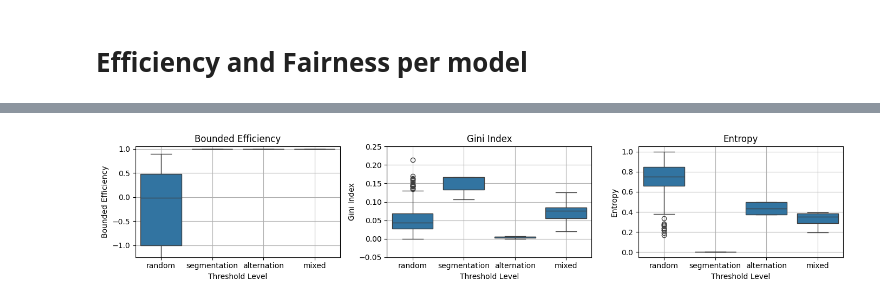
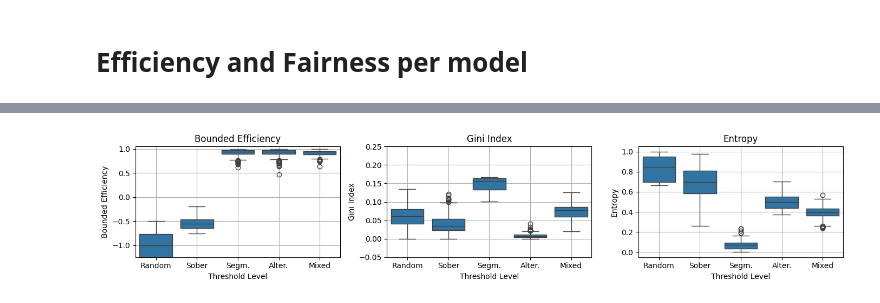
Before and after one commit to EAndrade-Lotero/Cognitive_Models_El_Farol_Bar_Problem, a Jupyter notebook: Notebooks/exp_fig1.ipynb, the cells around one changed output, grey strips where cells are left out. Drawn from its saved outputs; the diff is of its cells as text; code cells hidden in the pictures.

Commit message:
add sober simulation

```diff
--- a/Notebooks/exp_fig1.ipynb
+++ b/Notebooks/exp_fig1.ipynb
@@ -71,7 +58,7 @@ from Utils.cherrypick_simulations import CherryPickEquilibria
 
 list_num_agents = [2, 4, 6, 8]
 thresholds = [0.34, 0.5, 0.75]
-kinds = ['alternation', 'mixed', 'random', 'segmentation']
+kinds = ['alternation', 'segmentation', 'mixed', 'random', 'sober']
 df_list = []
 
 for num_agents in list_num_agents:
@@ -84,7 +71,7 @@ for num_agents in list_num_agents:
         equilibria = CherryPickEquilibria(
             num_agents=num_agents,
             threshold = threshold,
-            epsilon=0,
+            epsilon=0.01,
             num_rounds=50,
             num_episodes=30,
             allow_shuffle=True,
@@ -115,6 +102,15 @@ gm = GetMeasurements(
 )
 gm.columns.append('kind')
 df_measures = gm.get_measurements()
+# %%
+dict_kind = {
+    'random': 'Random',
+    'sober': 'Sober',
+    'segmentation': 'Segm.',
+    'alternation': 'Alter.',
+    'mixed': 'Mixed'
+}
+df_measures['kind'] = df_measures['kind'].map(dict_kind)
 # %%
 fig, ax = plt.subplots(1, 3, figsize=(14, 3), tight_layout=True)
 
@@ -123,7 +119,7 @@ sns.boxplot(
     x="kind",
     y="bounded_efficiency",
     ax=ax[0],
-    order=["random", "segmentation", "alternation", "mixed"],
+    order=["Random", "Sober", "Segm.", "Alter.", "Mixed"],
 )
 ax[0].set_ylim(-1.25, 1.05)
 ax[0].set_title(r"Bounded Efficiency")
@@ -131,36 +127,36 @@ ax[0].set_xlabel("Threshold Level")
 ax[0].set_ylabel("Bounded Efficiency")
 
 sns.boxplot(
     data=df_measures,
     x="kind",
     y="gini_index",
     ax=ax[1],
-    order=["random", "segmentation", "alternation", "mixed"],
+    order=["Random", "Sober", "Segm.", "Alter.", "Mixed"],
 )
 ax[1].set_ylim(-0.05, 0.25)
 ax[1].set_title(r"Gini Index")
 ax[1].set_xlabel("Threshold Level")
 ax[1].set_ylabel("Gini Index")
 
 sns.boxplot(
     data=df_measures,
     x="kind",
     y="entropy",
     ax=ax[2],
-    order=["random", "segmentation", "alternation", "mixed"],
+    order=["Random", "Sober", "Segm.", "Alter.", "Mixed"],
 )
 ax[2].set_ylim(-0.05, 1.05)
 ax[2].set_title(r"Entropy")
 ax[2].set_xlabel("Threshold Level")
 ax[2].set_ylabel("Entropy")
 
 for ax_ in ax:
     ax_.grid()
 
 plt.show()
 fig.savefig(PATHS['exploratory_figures'] / 'measurements.png', dpi=300)
 # %% [output]
-[figure, old version]
+[figure, new version]
 # %%
 fig = plt.figure(figsize=(16, 10))
 
```
Also changed, not shown: parts of 4 cells of this notebook, 5 other files.
